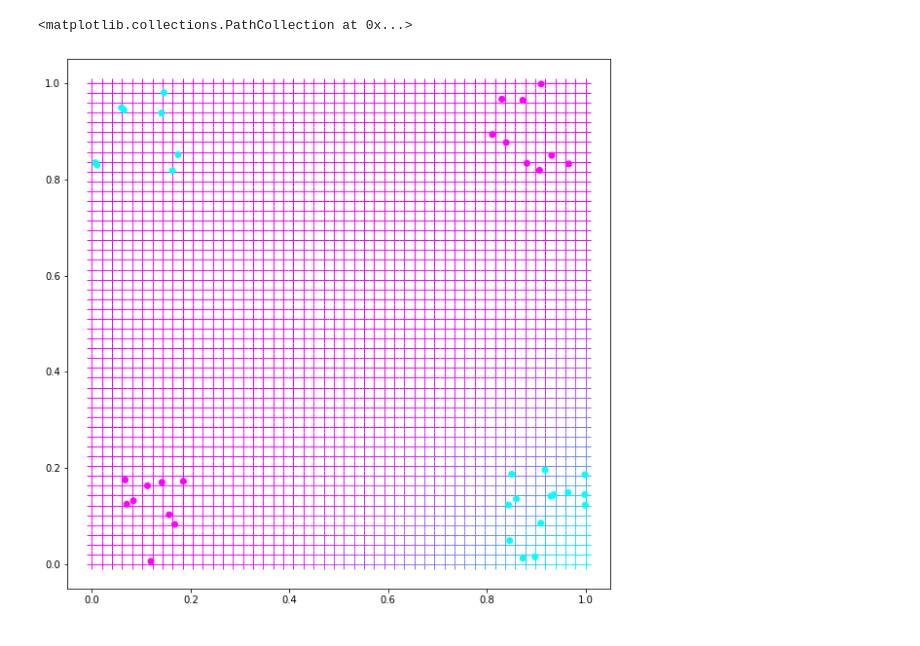
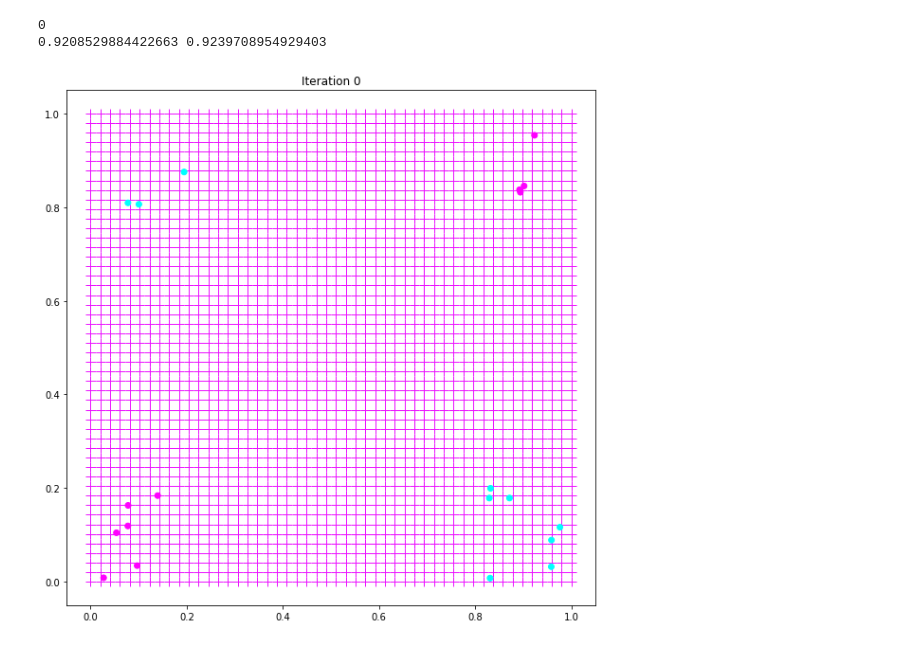
Before and after one commit to jackglawson/neuralnet, a Jupyter notebook: multilayer_perceptron.ipynb, the cells around one changed output. Saved outputs shown, nothing was run; the diff lists cells and outputs as text; code cells hidden in the pictures.

Commit message:
add multilayer perceptron

```diff
--- a/multilayer_perceptron.ipynb
+++ b/multilayer_perceptron.ipynb
@@ -170,0 +189,12 @@ class MultiLayerPerceptron:
+# %%
+fig, ax = plt.subplots(figsize=(10, 10))
+
+xs_test = np.array(list(product(np.linspace(0, 1, 50), np.linspace(0, 1, 50))))
+ys_test = [mlp(x) for x in xs_test]
+print(min(ys_test), max(ys_test))
+
+ax.scatter(xs_test[:, 0], xs_test[:, 1], c=ys_test, cmap='cool', marker='+', s=110, linewidths=1, vmin=0, vmax=1)
+
+ax.scatter(x=xs[:, 0], y=xs[:, 1], c=ys, cmap='cool', vmin=0, vmax=1)
+
+plt.show()
@@ -179,5 +212,5 @@ plt.colorbar();
 # %%
-observations = 10
+observations = 20
 xs = np.random.uniform(0, 1, observations*2).reshape([observations, 2])
 ys = np.where(xs[:, 0] < 0.5, 0, 1)
 plt.scatter(xs[:, 0], xs[:, 1], c=ys)
@@ -187,10 +220,12 @@ plt.colorbar();
 # %%
-mlp = MultiLayerPerceptron(2, [5, 1], node_type=NodeLogistic)
+np.random.seed(1)
+
+mlp = MultiLayerPerceptron(2, [3, 3, 1], node_type=NodeLogistic, learning_rate=0.1)
 
 errors = []
 intermediate_mlps = []
 
-for _ in range(1000):
+for _ in range(2000):
     intermediate_mlps.append(deepcopy(mlp))
     for i in range(len(xs)):
         mlp.backward(xs[i], ys[i])
@@ -204,11 +239,11 @@ plt.ylim(0, max(errors) * 1.1)
 # %%
-f = go.Figure()
+f, ax = plt.subplots(figsize=(15, 5))
 
 for layer in range(len(mlp.layers)):
     for j in range(len(mlp.layers[layer])):
         for i in range(len(mlp.layers[layer][j].w)):
             weights = [m.layers[layer][j].w[i] for m in intermediate_mlps]
-            f.add_trace(go.Scatter(y=weights, name=f'layer {layer + 1}, node {j + 1}, w{i}'))
+            ax.plot(weights, label=f'layer {layer + 1}, node {j + 1}, w{i}')
 
-f
+f.legend();
 # %% [output]
@@ -216,15 +251,25 @@ f
 # %%
-fig, ax = plt.subplots(figsize=(10, 10))
+for i, mlp in enumerate(intermediate_mlps):
+    if i % 50 != 0:
+        continue
 
-xs_test = np.array(list(product(np.linspace(0, 1, 50), np.linspace(0, 1, 50))))
-ys_test = [mlp(x) for x in xs_test]
+    print(i)
 
-ax.scatter(xs_test[:, 0], xs_test[:, 1], c=ys_test, cmap='cool', marker='+', s=110, linewidths=1)
+    fig, ax = plt.subplots(figsize=(10, 10))
 
-ax.scatter(x=xs[:, 0], y=xs[:, 1], c=ys, cmap='cool')
+    xs_test = np.array(list(product(np.linspace(0, 1, 50), np.linspace(0, 1, 50))))
+    ys_test = [mlp(x) for x in xs_test]
+    print(min(ys_test), max(ys_test))
+
+    ax.scatter(xs_test[:, 0], xs_test[:, 1], c=ys_test, cmap='cool', marker='+', s=110, linewidths=1, vmin=0, vmax=1)
+
+    ax.scatter(x=xs[:, 0], y=xs[:, 1], c=ys, cmap='cool', vmin=0, vmax=1)
+    ax.set_title(f'Iteration {i}')
+    plt.show()
 # %% [output]
-<matplotlib.collections.PathCollection at 0x...>
+0
+0.9208529884422663 0.9239708954929403
-[figure, old version]
+[figure, new version]
 # %%
 mlp.plot()
 # %% [output]
```
Also changed, not shown: parts of 11 cells of this notebook, 1 other file.
